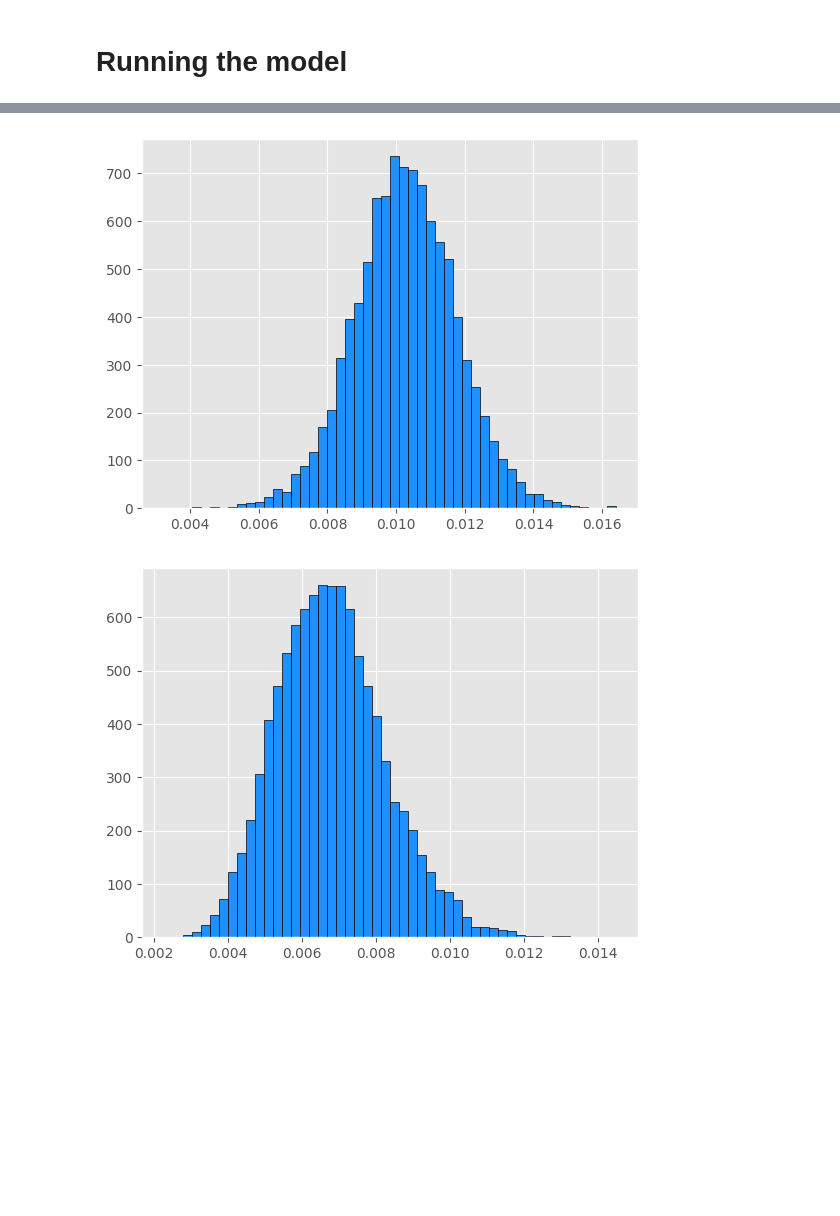
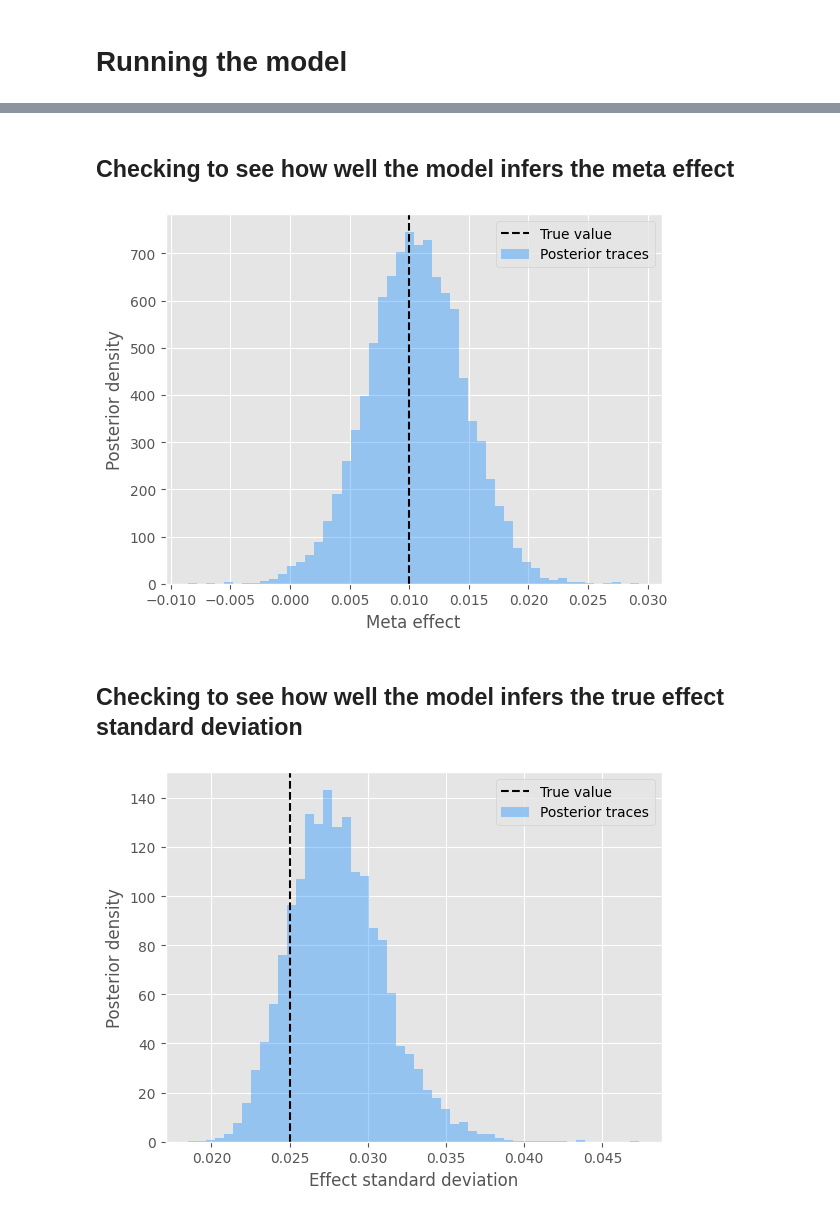
Before and after one commit to tbuffington7/metabayes, a Jupyter notebook: notebooks/Demonstration.ipynb, the cells around one changed output, grey strips where cells are left out. Drawn from its saved outputs; the diff is of its cells as text; code cells hidden in the pictures; blank space fills up the shorter version.

```diff
--- a/notebooks/Demonstration.ipynb
+++ b/notebooks/Demonstration.ipynb
@@ -9,11 +18,23 @@ plt.style.use('ggplot')
 # %%
 num_experiments = 50
+
+# Specifying sample sizes per variant
+sample_size_min = 10000
+sample_size_max = 200000
+
+# Number of posterior traces to burn
+burn = 100
+
+# Describing the distribution of true effects
+true_effect_mean = 0.01
+true_effect_sd = 0.025
+
 true_control_means = np.random.beta(100, 150, size=num_experiments)
-true_effects = np.random.normal(0.01, 0.005, size=num_experiments)
+true_effects = np.random.normal(true_effect_mean, true_effect_sd, size=num_experiments)
 true_treatment_means = true_control_means * (1 + true_effects)
 
-num_trials = np.random.randint(10000, 50000, size=num_experiments)
-control_successes = np.random.binomial(num_trials, true_control_means)
-treatment_successes = np.random.binomial(num_trials, true_treatment_means)
+sample_sizes = np.random.randint(sample_size_min, sample_size_max, size=num_experiments)
+control_successes = np.random.binomial(sample_sizes, true_control_means)
+treatment_successes = np.random.binomial(sample_sizes, true_treatment_means)
 # %% [markdown]
 # Creating the prior
@@ -57,10 +87,23 @@ fig.tight_layout()
+# %% [markdown]
+## Checking to see how well the model infers the meta effect
 # %%
-plt.hist(gs.traces['nu'][100:], bins=50, edgecolor='k', color='dodgerblue')
+plt.hist(gs.traces['nu'][burn:], bins=50, color='dodgerblue', alpha=0.4)
+plt.axvline(true_effect_mean, color='k', linestyle='--')
+plt.legend(['True value', 'Posterior traces'])
+plt.xlabel('Meta effect')
+plt.ylabel('Posterior density')
 plt.show()
 # %% [output]
-[figure, old version]
+[figure, new version]
+# %% [markdown]
+## Checking to see how well the model infers the true effect standard deviation
 # %%
-plt.hist(gs.traces['tau'][100:]**-.5, bins=50, edgecolor='k', color='dodgerblue')
+# Remember that tau is actually a precision, so we need to raise it to the power of -.5 to convert it to sd
+plt.hist(gs.traces['tau'][burn:]**-.5, bins=50, color='dodgerblue', alpha=0.4, density=True)
+plt.axvline(true_effect_sd, color='k', linestyle='--')
+plt.legend(['True value', 'Posterior traces'])
+plt.xlabel('Effect standard deviation')
+plt.ylabel('Posterior density')
 plt.show()
 # %% [output]
-[figure, old version]
+[figure, new version]
```
Also changed, not shown: parts of 14 cells of this notebook, 1 other file.
